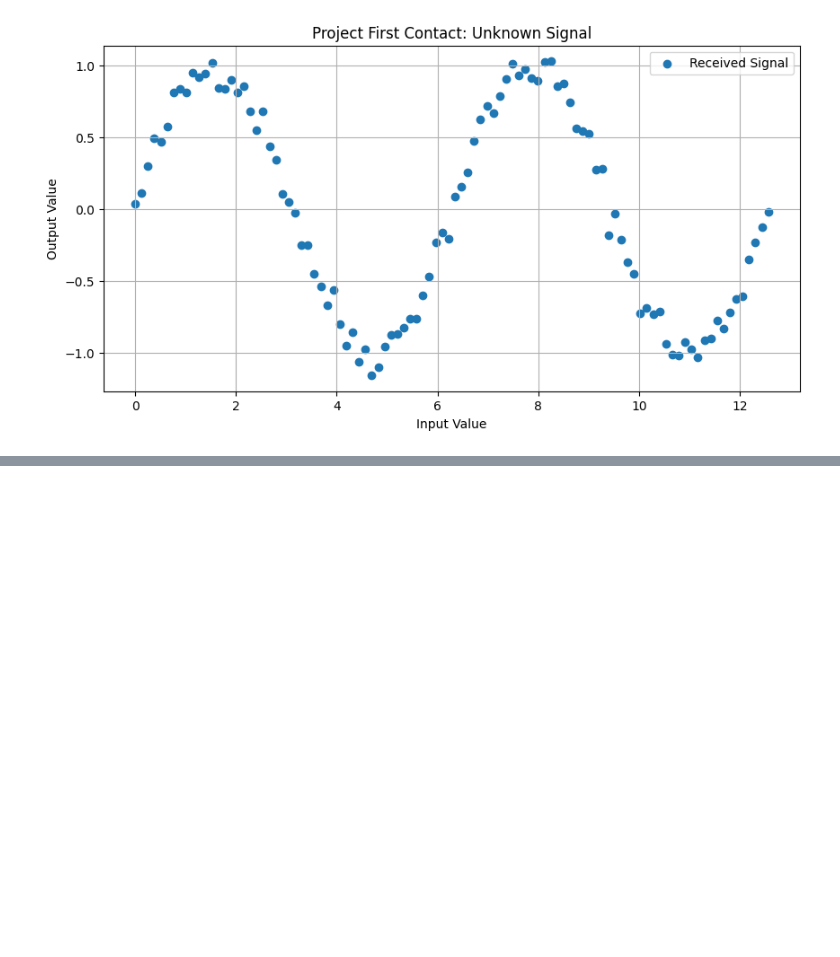
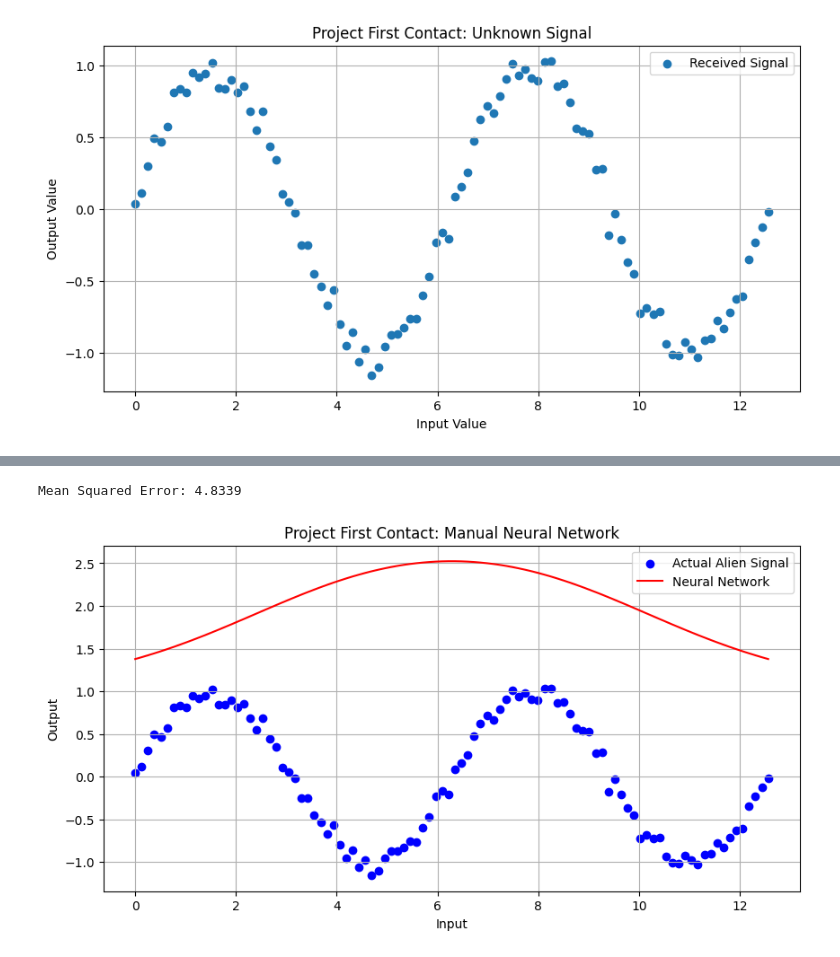
Before and after one commit to pjcarney/Alien-Signal, a Jupyter notebook: Alien_Signal.ipynb, the cells around one changed output, grey strips where cells are left out. Cells and saved outputs as stored; diff of their text form; code cells hidden in the pictures; blank space fills up the shorter version.

```diff
--- a/Alien_Signal.ipynb
+++ b/Alien_Signal.ipynb
@@ -41,0 +195,49 @@ files.download("alien_signal.csv")
+# %%
+
+# Normalize the input values
+x_scaled = (x - np.mean(x)) / np.std(x)
+
+# STUDENT-CONTROLLED WEIGHTS AND BIASES
+
+# Hidden neuron 1
+w1 = 1.0
+b1 = 1.0
+
+# Hidden neuron 2
+w2 = -1.0
+b2 = 1.0
+
+# Output layer
+v1 = 1.0
+v2 = 1.0
+c = 1.0
+
+# Calculate hidden neuron outputs
+h1 = np.tanh(w1 * x_scaled + b1)
+h2 = np.tanh(w2 * x_scaled + b2)
+
+# Calculate final predictions
+predictions = v1 * h1 + v2 * h2 + c
+
+# Calculate error
+mse = np.mean((predictions - y) ** 2)
+
+print("Mean Squared Error:", round(mse, 4))
+# %% [output]
+Mean Squared Error: 4.8339
+# %%
+
+plt.figure(figsize=(10, 5))
+
+plt.scatter(x, y, color="blue", label="Actual Alien Signal")
+plt.plot(x, predictions, color="red", label="Neural Network")
+
+plt.xlabel("Input")
+plt.ylabel("Output")
+plt.title("Project First Contact: Manual Neural Network")
+
+plt.legend()
+plt.grid(True)
+plt.show()
+# %% [output]
+[figure, added]
```
Also changed, not shown: parts of 12 cells of this notebook.
